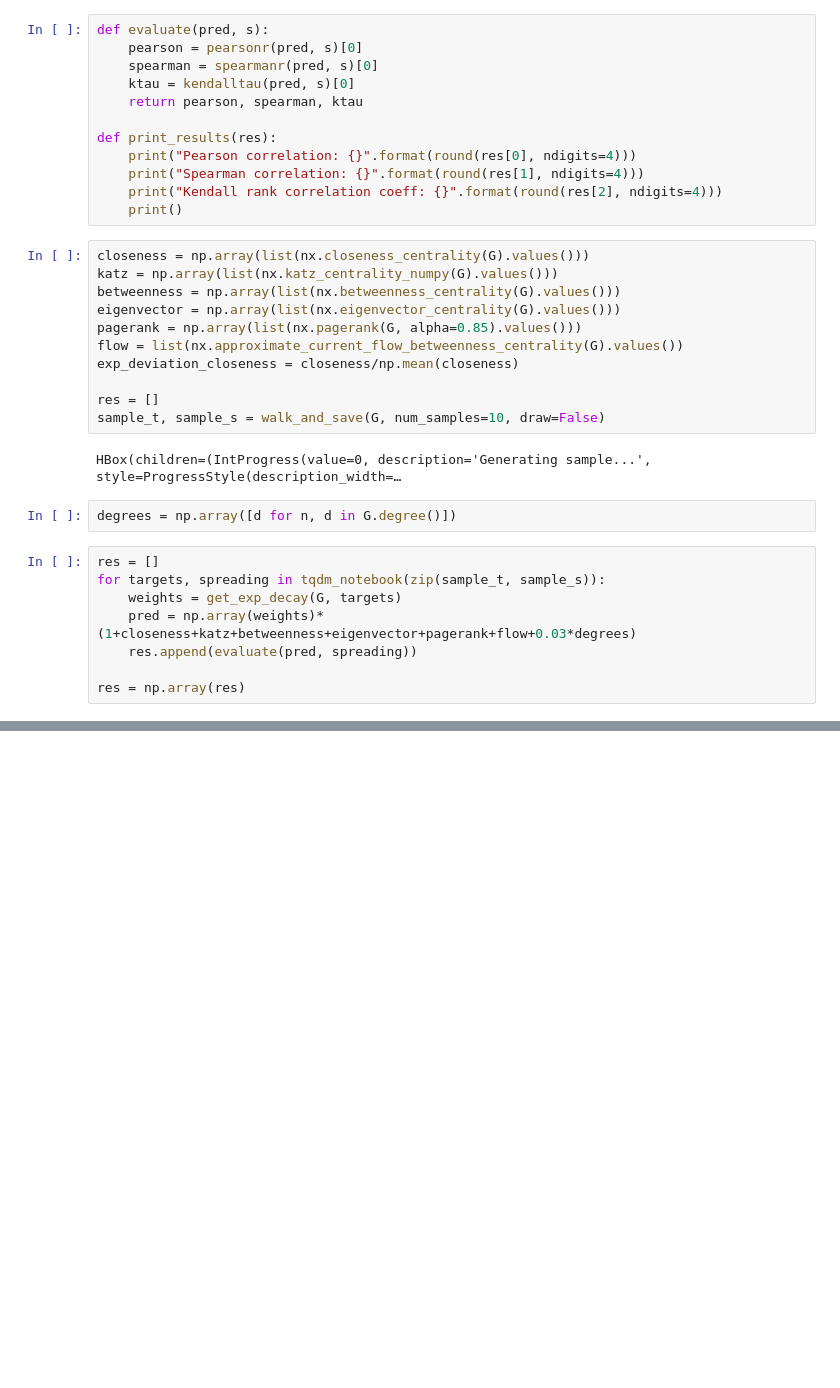
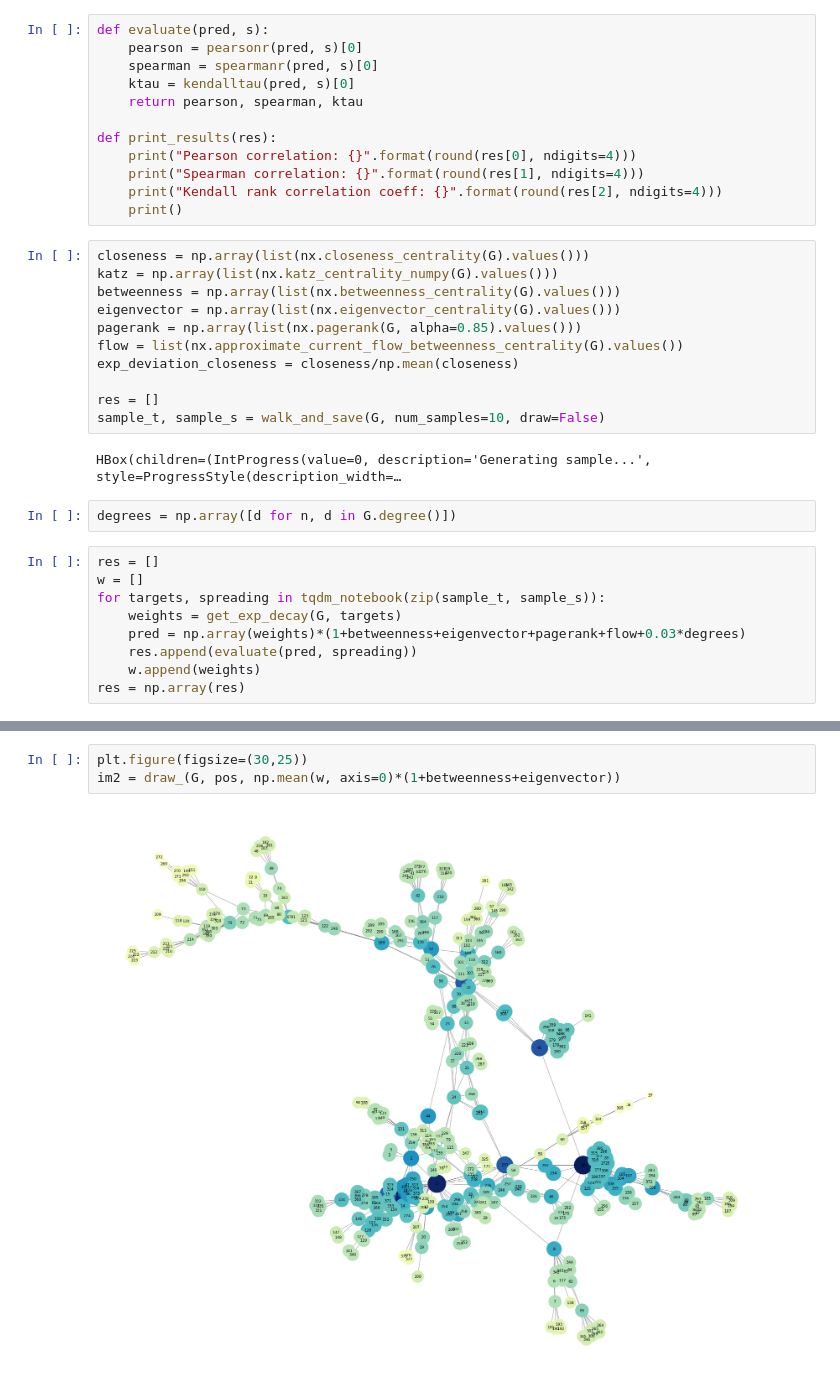
Before and after one commit to kimaril/networksch, a Jupyter notebook: notebooks/Activation Prediction.ipynb, the cells around one changed output, grey strips where cells are left out. Cells and saved outputs as stored; diff of their text form; blank space fills up the shorter version.

```diff
--- a/notebooks/Activation Prediction.ipynb
+++ b/notebooks/Activation Prediction.ipynb
@@ -167,11 +164,12 @@ HBox(children=(IntProgress(value=0, description='Generating sample...', style=Pr
 degrees = np.array([d for n, d in G.degree()])
 # %%
 res = []
+w = []
 for targets, spreading in tqdm_notebook(zip(sample_t, sample_s)):
     weights = get_exp_decay(G, targets)
-    pred = np.array(weights)*(1+closeness+katz+betweenness+eigenvector+pagerank+flow+0.03*degrees)
+    pred = np.array(weights)*(1+betweenness+eigenvector+pagerank+flow+0.03*degrees)
     res.append(evaluate(pred, spreading))
-
+    w.append(weights)
 res = np.array(res)
 # %% [output]
 [interactive output not drawn]
@@ -182 +185,6 @@ array([0.96226767, 0.92033331, 0.79571382])
+# %%
+plt.figure(figsize=(30,25))
+im2 = draw_(G, pos, np.mean(w, axis=0)*(1+betweenness+eigenvector))
+# %% [output]
+[figure, added]
 # %%
```
Also changed, not shown: parts of 5 cells of this notebook.
